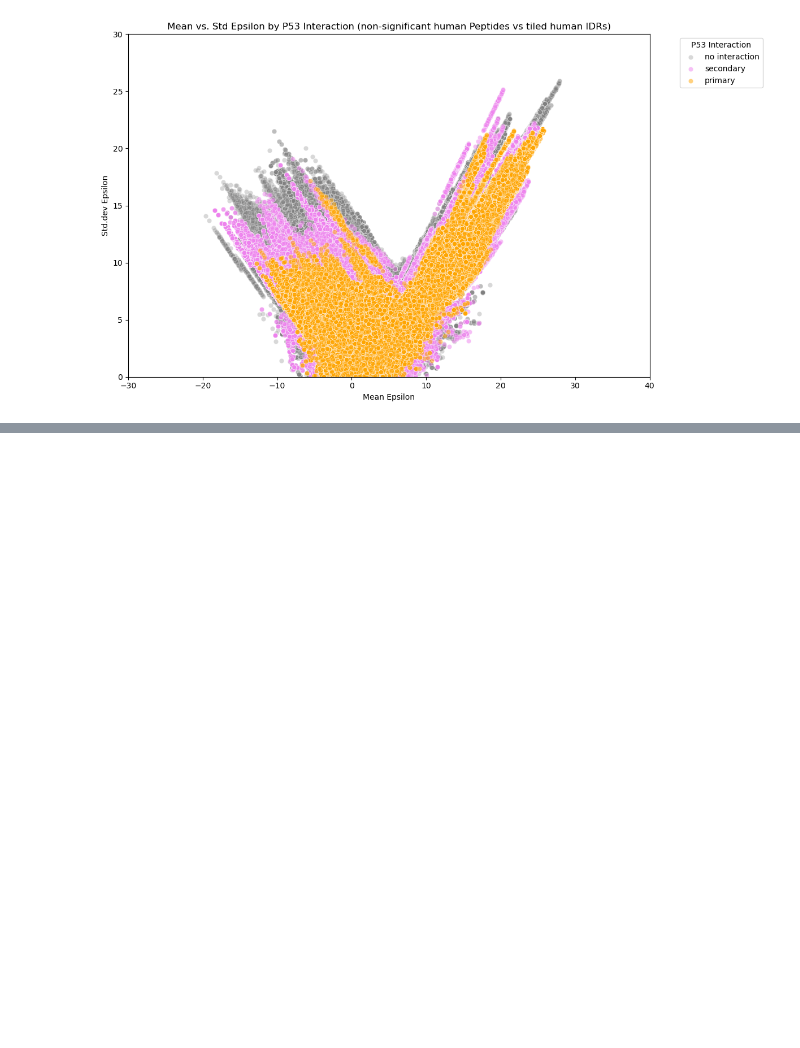
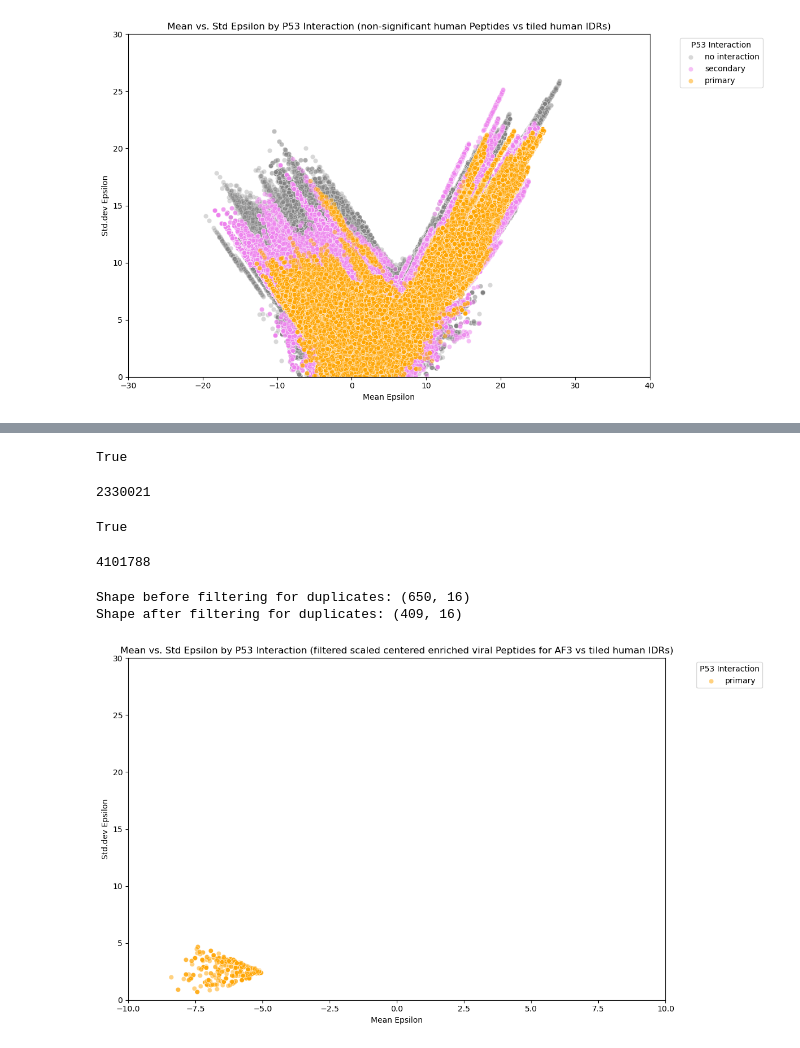
Before and after one commit to FilyCode/ProteinProteinInteractions_Finches-filtering_AF3-prediction, a Jupyter notebook: plot_finches_comparisons.ipynb, the cells around one changed output, grey strips where cells are left out. Saved outputs shown, nothing was run; the diff lists cells and outputs as text; code cells hidden in the pictures; blank space fills up the shorter version.

```diff
--- a/plot_finches_comparisons.ipynb
+++ b/plot_finches_comparisons.ipynb
@@ -115,0 +225,36 @@ plot_mean_stddev_scatter_plot(non_enriched_human_df, xlim, ylim, "non-significan
+# %%
+cf12_1per = len(df['cf_s1_s2_norm_zscore']) * 0.01
+print(cf12_1per > len(df[df['cf_s1_s2_norm_zscore'] < -2.2 ] )  )
+len(df[df['cf_s1_s2_norm'] < -2.2 ] )
+# %% [output]
+True
+2330021
+# %%
+mf12_1per = len(df['mf_s1_s2_norm_zscore']) * 0.01
+print(mf12_1per > len(df[df['mf_s1_s2_norm_zscore'] < -2.2 ] )  )
+len(df[df['cf_s1_s2_norm'] < -2.2 ] )
+# %% [output]
+True
+4101788
+# %%
+xlim = (-10, 10)
+ylim = (0, 30)
+
+# This file includes all the top viral hits from the RITA experiment
+significant_viral_tiles = pd.read_csv("data/tiling_peptides_thresholded_foldchange.csv")
+viral_ids = significant_viral_tiles['tileID']
+
+columns_to_check = ['mf_s1_s2_norm_zscore', 'mf_s2_s1_norm_zscore', 'cf_s1_s2_norm_zscore', 'cf_s2_s1_norm_zscore']
+df = df[(df[columns_to_check] < -2.2).all(axis=1)]
+df_filtered = df[((df['s1_id'].apply(lambda x: '_'.join(x.split('_')[:2]))).isin(viral_ids)) & (df['P53_Interaction'] == 'primary') & (df['interaction_type'] == 'attraction')]
+
+
+print(f"Shape before filtering for duplicates: {df_filtered.shape}")
+df_filtered_unique = df_filtered.drop_duplicates(subset=['s1_id', 's2_id'])
+print(f"Shape after filtering for duplicates: {df_filtered_unique.shape}")
+
+plot_mean_stddev_scatter_plot(df_filtered_unique, xlim, ylim, "filtered scaled centered enriched viral Peptides for AF3")
+# %% [output]
+Shape before filtering for duplicates: (650, 16)
+Shape after filtering for duplicates: (409, 16)
+[figure, added]
```
Also changed, not shown: parts of 7 cells of this notebook.
